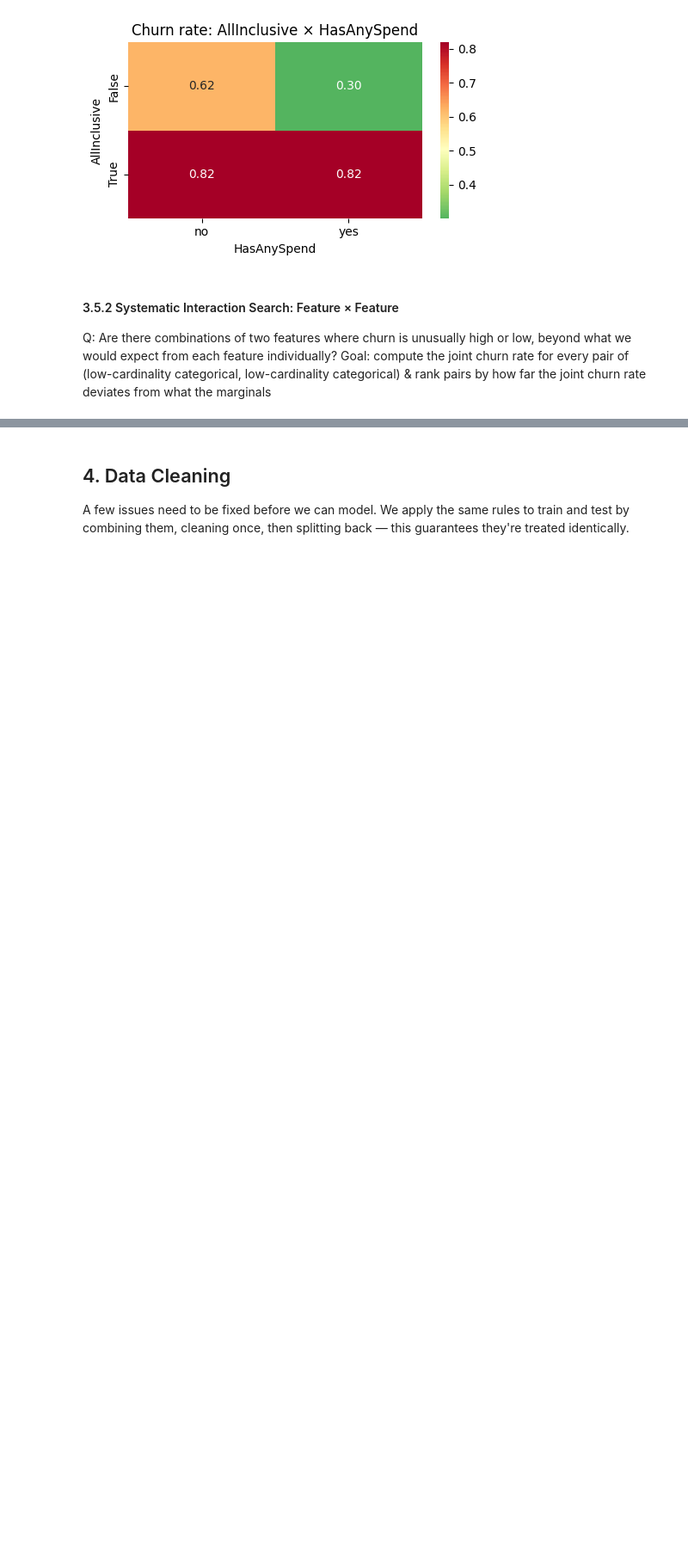
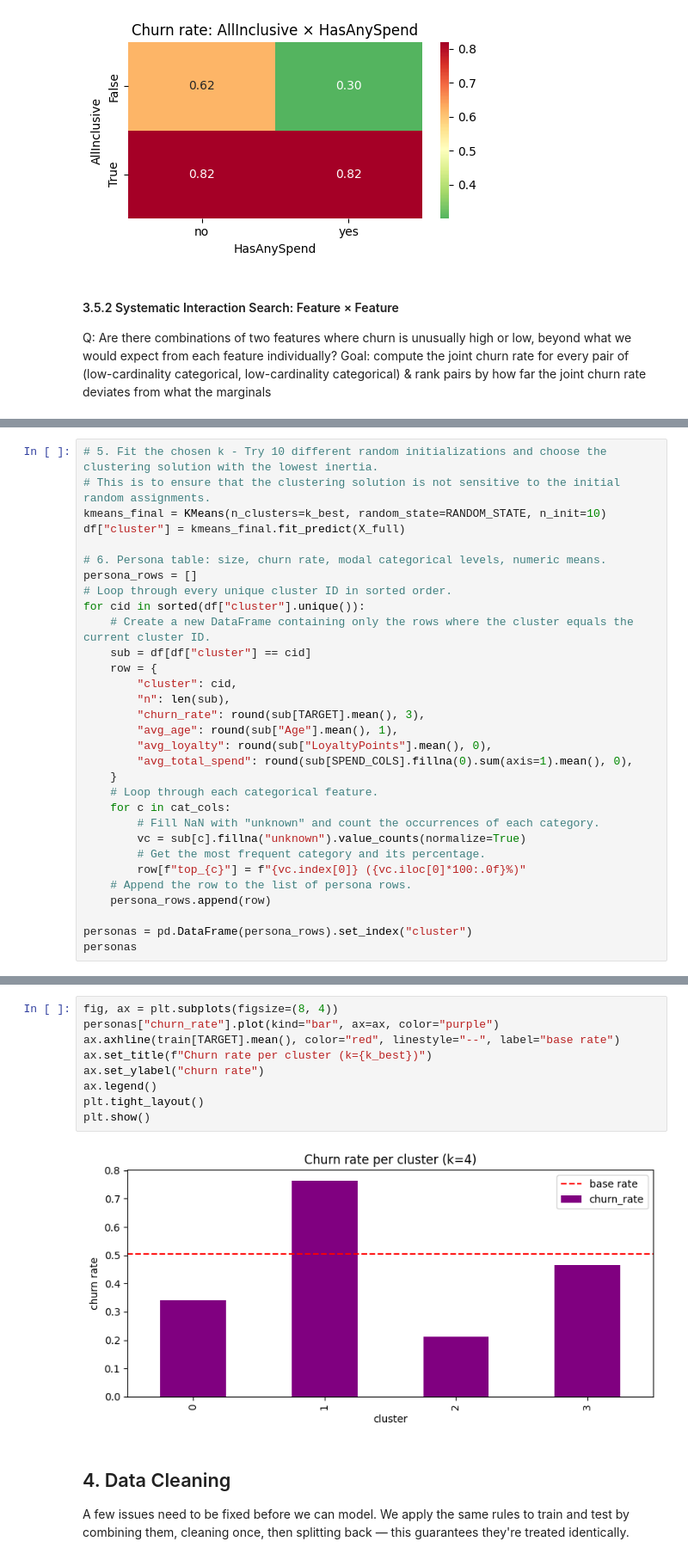
Before and after one commit to diephan1/resort_v1, a Jupyter notebook: resort_pipeline.ipynb, the cells around one changed output, grey strips where cells are left out. Shown at 86% size. Cells and saved outputs as stored; diff of their text form; blank space fills up the shorter version.

```diff
--- a/resort_pipeline.ipynb
+++ b/resort_pipeline.ipynb
@@ -711,0 +793,31 @@ Top 15 pairs with highest |joint churn - base rate|:
+# %%
+# 5. Fit the chosen k - Try 10 different random initializations and choose the clustering solution with the lowest inertia.
+# This is to ensure that the clustering solution is not sensitive to the initial random assignments.
+kmeans_final = KMeans(n_clusters=k_best, random_state=RANDOM_STATE, n_init=10)
+df["cluster"] = kmeans_final.fit_predict(X_full)
+
+# 6. Persona table: size, churn rate, modal categorical levels, numeric means.
+persona_rows = []
+# Loop through every unique cluster ID in sorted order.
+for cid in sorted(df["cluster"].unique()):
+    # Create a new DataFrame containing only the rows where the cluster equals the current cluster ID.
+    sub = df[df["cluster"] == cid]
+    row = {
+        "cluster": cid,
+        "n": len(sub),
+        "churn_rate": round(sub[TARGET].mean(), 3),
+        "avg_age": round(sub["Age"].mean(), 1),
+        "avg_loyalty": round(sub["LoyaltyPoints"].mean(), 0),
+        "avg_total_spend": round(sub[SPEND_COLS].fillna(0).sum(axis=1).mean(), 0),
+    }
+    # Loop through each categorical feature.
+    for c in cat_cols:
+        # Fill NaN with "unknown" and count the occurrences of each category.
+        vc = sub[c].fillna("unknown").value_counts(normalize=True)
+        # Get the most frequent category and its percentage.
+        row[f"top_{c}"] = f"{vc.index[0]} ({vc.iloc[0]*100:.0f}%)"
+    # Append the row to the list of persona rows.
+    persona_rows.append(row)
+
+personas = pd.DataFrame(persona_rows).set_index("cluster")
+personas
@@ -712,3 +831,14 @@ Top 15 pairs with highest |joint churn - base rate|:
+# %%
+fig, ax = plt.subplots(figsize=(8, 4))
+personas["churn_rate"].plot(kind="bar", ax=ax, color="purple")
+ax.axhline(train[TARGET].mean(), color="red", linestyle="--", label="base rate")
+ax.set_title(f"Churn rate per cluster (k={k_best})")
+ax.set_ylabel("churn rate")
+ax.legend()
+plt.tight_layout()
+plt.show()
+# %% [output]
+[figure, added]
 # %% [markdown]
 ## 4. Data Cleaning
 
```
Also changed, not shown: parts of 8 cells of this notebook, 6 other files.
